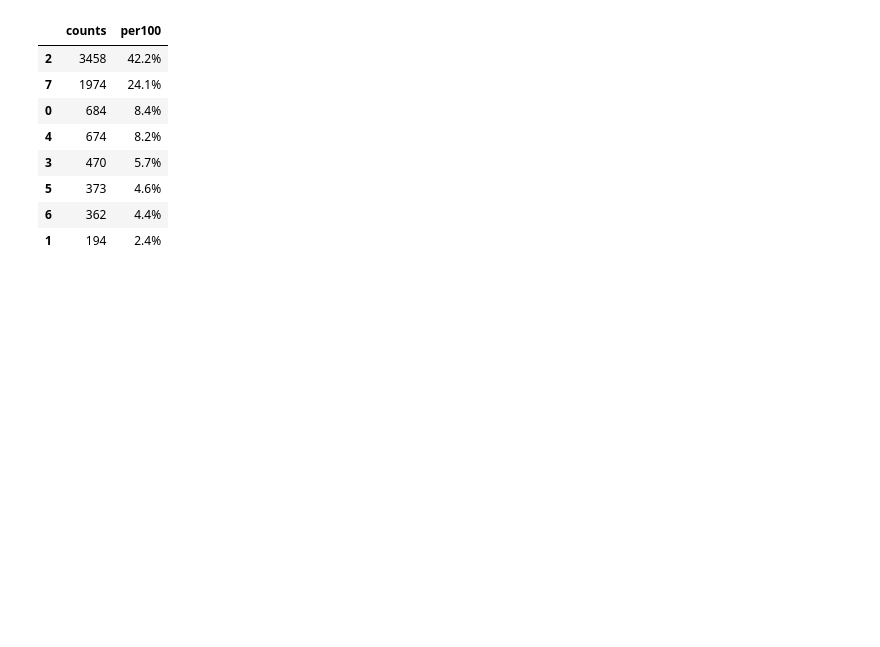
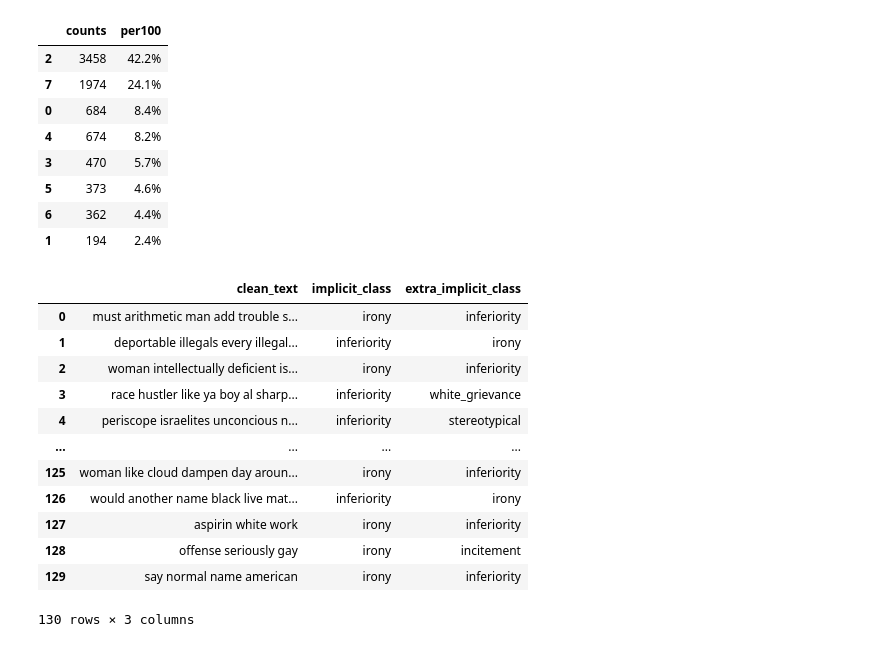
Before and after one commit to Kippn/implicit-hatespeech, a Jupyter notebook: implicit_hate_speech.ipynb, the cells around one changed output. Saved outputs shown, nothing was run; the diff lists cells and outputs as text; code cells hidden in the pictures; blank space fills up the shorter version.

```diff
--- a/implicit_hate_speech.ipynb
+++ b/implicit_hate_speech.ipynb
@@ -640,3 +665,22 @@ for k in range(7):
     df_t = (df[(df['label']==k)])
     df_t = df_t['post']
     df_t.to_csv(f't{k}.csv',sep=' ', index=False, header=False)
+# %%
+df_n = df_n.dropna()
+df_n.drop('class',axis=1,inplace=True)
+df_n = df_n.reset_index(drop=True)
+df_n
+# %% [output]
+|  | clean_text | implicit_class | extra_implicit_class |
+| 0 | must arithmetic man add trouble s... | irony | inferiority |
+| 1 | deportable illegals every illegal... | inferiority | irony |
+| 2 | woman intellectually deficient is... | irony | inferiority |
+| 3 | race hustler like ya boy al sharp... | inferiority | white_grievance |
+| 4 | periscope israelites unconcious n... | inferiority | stereotypical |
+| ... | ... | ... | ... |
+| 125 | woman like cloud dampen day aroun... | irony | inferiority |
+| 126 | would another name black live mat... | inferiority | irony |
+| 127 | aspirin white work | irony | inferiority |
+| 128 | offense seriously gay | irony | incitement |
+| 129 | say normal name american | irony | inferiority |
+130 rows × 3 columns
```
Also changed, not shown: parts of 12 cells of this notebook.
